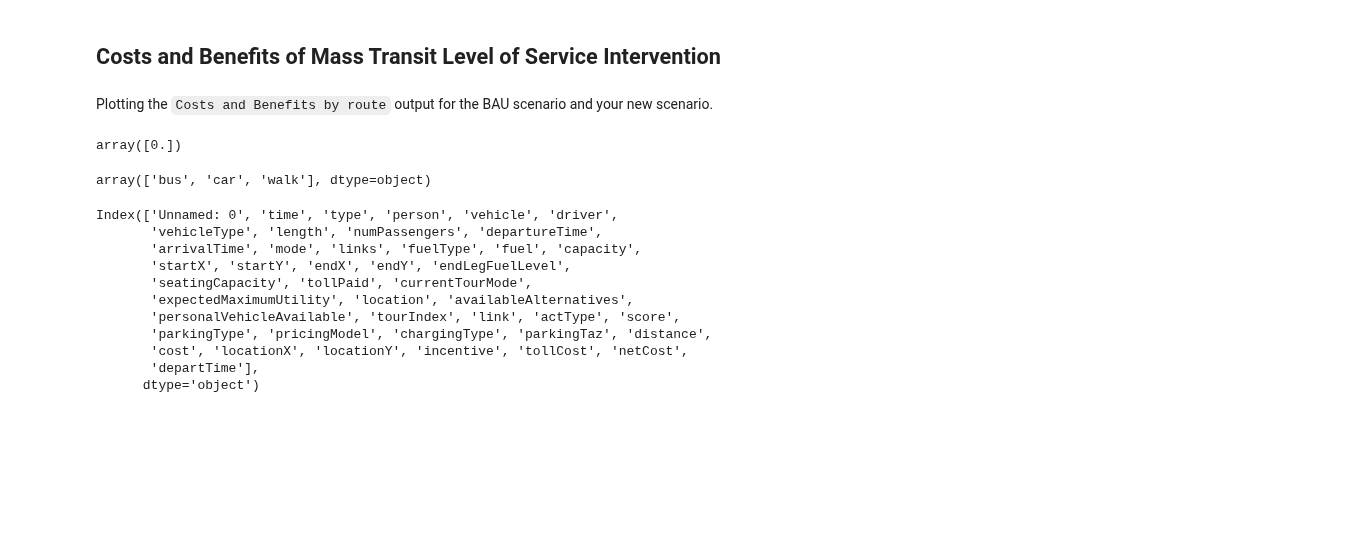
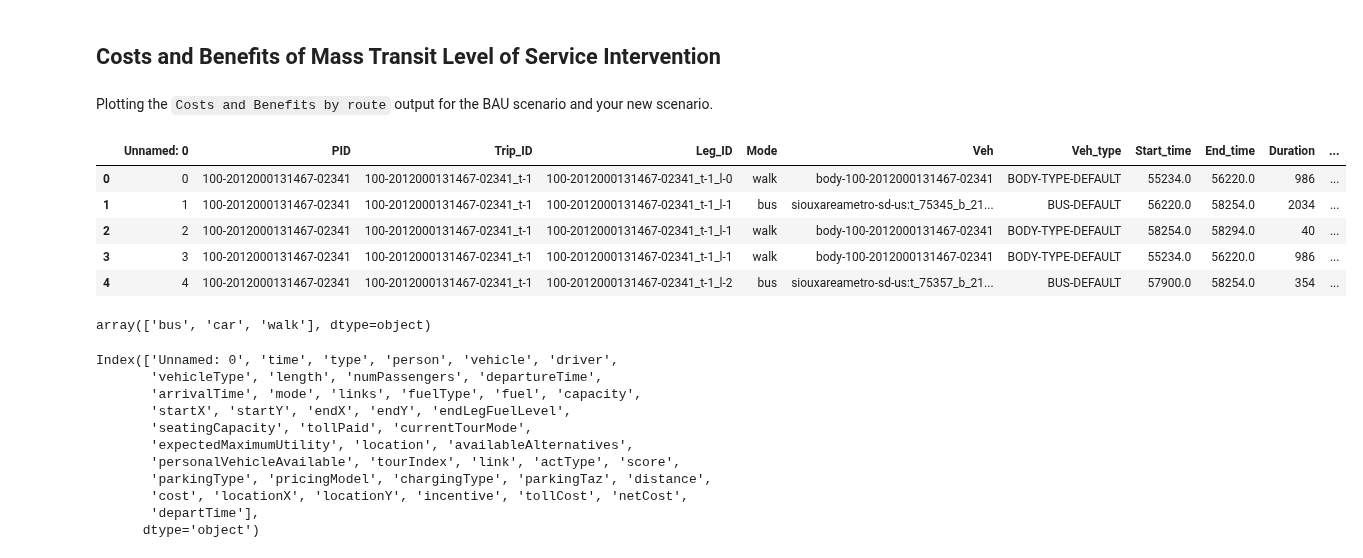
Before and after one commit to bistro-its-berkeley/BISTRO-Starter-Kit, a Jupyter notebook: examples/Visualization.ipynb, the cells around one changed output. Drawn from its saved outputs; the diff is of its cells as text; code cells hidden in the pictures; blank space fills up the shorter version.

```diff
--- a/examples/Visualization.ipynb
+++ b/examples/Visualization.ipynb
@@ -384,9 +384,14 @@ _ = viz.plot_travel_time_over_the_day(travel_time_data, "Your Run")
 Plotting the `Costs and Benefits by route` output for the BAU scenario and your new scenario.
 # %%
 routes_df.head()
-legs_df[legs_df.Mode == "bus"].FuelCost.unique()
+legs_df.head()
 # %% [output]
-array([0.])
+|  | Unnamed: 0 | PID | Trip_ID | Leg_ID | Mode | Veh | Veh_type | Start_time | End_time | Duration | ... |
+| 0 | 0 | 100-2012000131467-02341 | 100-2012000131467-02341_t-1 | 100-2012000131467-02341_t-1_l-0 | walk | body-100-2012000131467-02341 | BODY-TYPE-DEFAULT | 55234.0 | 56220.0 | 986 | ... |
+| 1 | 1 | 100-2012000131467-02341 | 100-2012000131467-02341_t-1 | 100-2012000131467-02341_t-1_l-1 | bus | siouxareametro-sd-us:t_75345_b_21... | BUS-DEFAULT | 56220.0 | 58254.0 | 2034 | ... |
+| 2 | 2 | 100-2012000131467-02341 | 100-2012000131467-02341_t-1 | 100-2012000131467-02341_t-1_l-1 | walk | body-100-2012000131467-02341 | BODY-TYPE-DEFAULT | 58254.0 | 58294.0 | 40 | ... |
+| 3 | 3 | 100-2012000131467-02341 | 100-2012000131467-02341_t-1 | 100-2012000131467-02341_t-1_l-1 | walk | body-100-2012000131467-02341 | BODY-TYPE-DEFAULT | 55234.0 | 56220.0 | 986 | ... |
+| 4 | 4 | 100-2012000131467-02341 | 100-2012000131467-02341_t-1 | 100-2012000131467-02341_t-1_l-2 | bus | siouxareametro-sd-us:t_75357_b_21... | BUS-DEFAULT | 57900.0 | 58254.0 | 354 | ... |
 # %%
 paths_traversals_df["mode"].unique()
 # %% [output]
```
Also changed, not shown: 1 other file.
